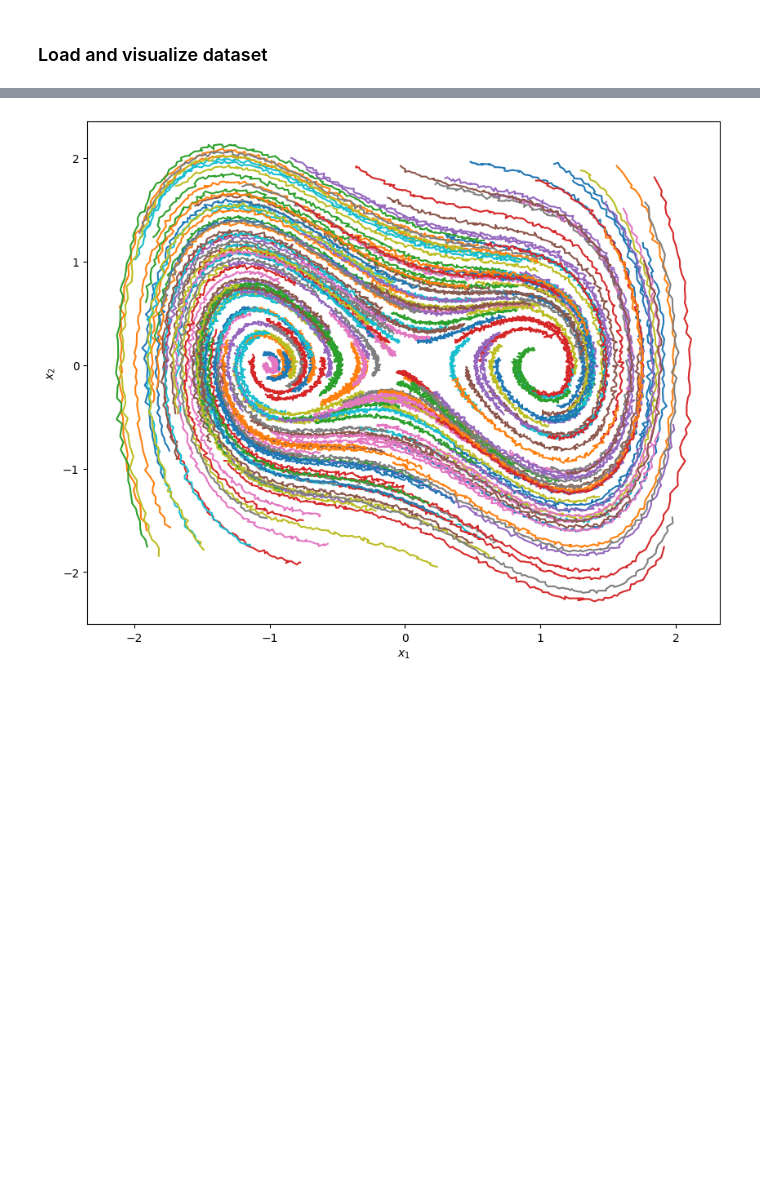
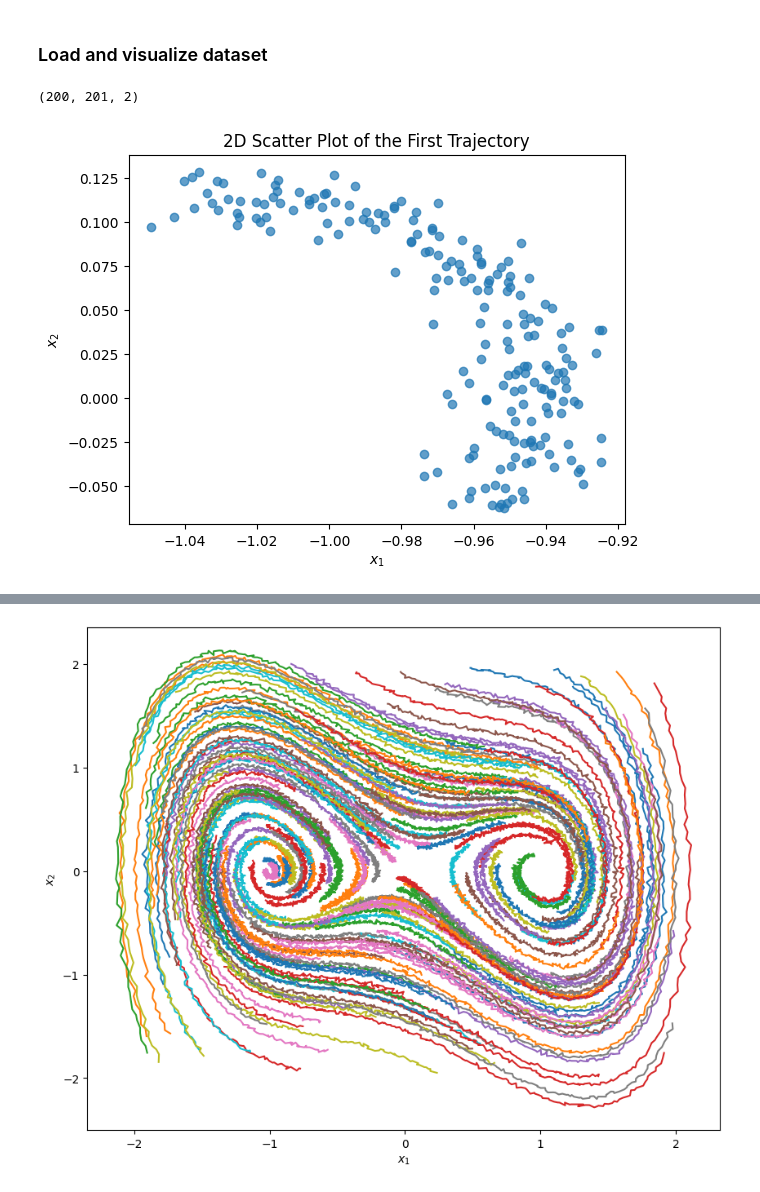
Before and after one commit to shyamgupta196/DS4DS-Unknown-Ordinary-Differential-Equation, a Jupyter notebook: MidTermExam.ipynb, the cells around one changed output, grey strips where cells are left out. Cells and saved outputs as stored; diff of their text form; code cells hidden in the pictures; blank space fills up the shorter version.

```diff
--- a/MidTermExam.ipynb
+++ b/MidTermExam.ipynb
@@ -36,3 +36,15 @@ The data has been
 X_ode = np.load("ODE.npy")
 dt_ode, t0_ode, te_ode = 0.01, 0, 2
 m, N, n = X_ode.shape
+# %%
+X_ode.shape
+# %% [output]
+(200, 201, 2)
+# %%
+plt.scatter(X_ode[0][:, 0], X_ode[0][:, 1], alpha=0.7)
+plt.xlabel(r"$x_1$")
+plt.ylabel(r"$x_2$")
+plt.title("2D Scatter Plot of the First Trajectory")
+plt.show()
+# %% [output]
+[figure, added]
```
Also changed, not shown: parts of 1 cell of this notebook.
